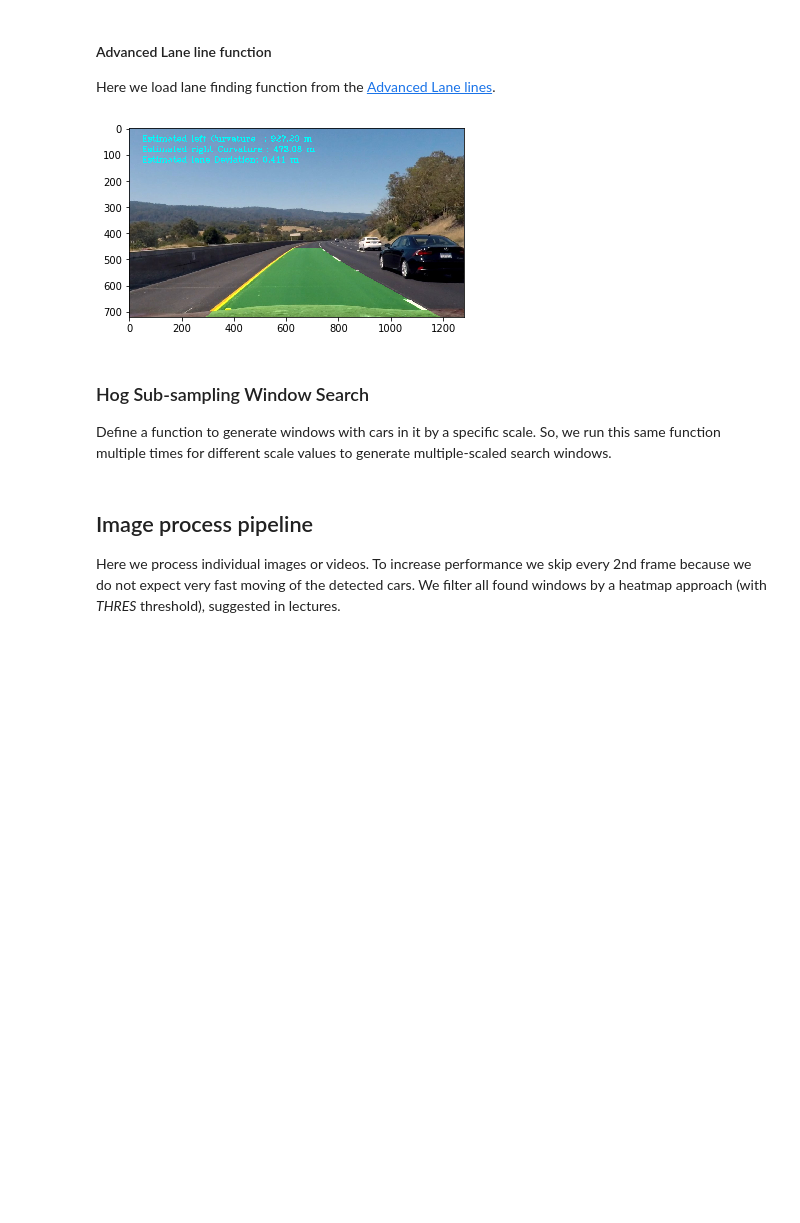
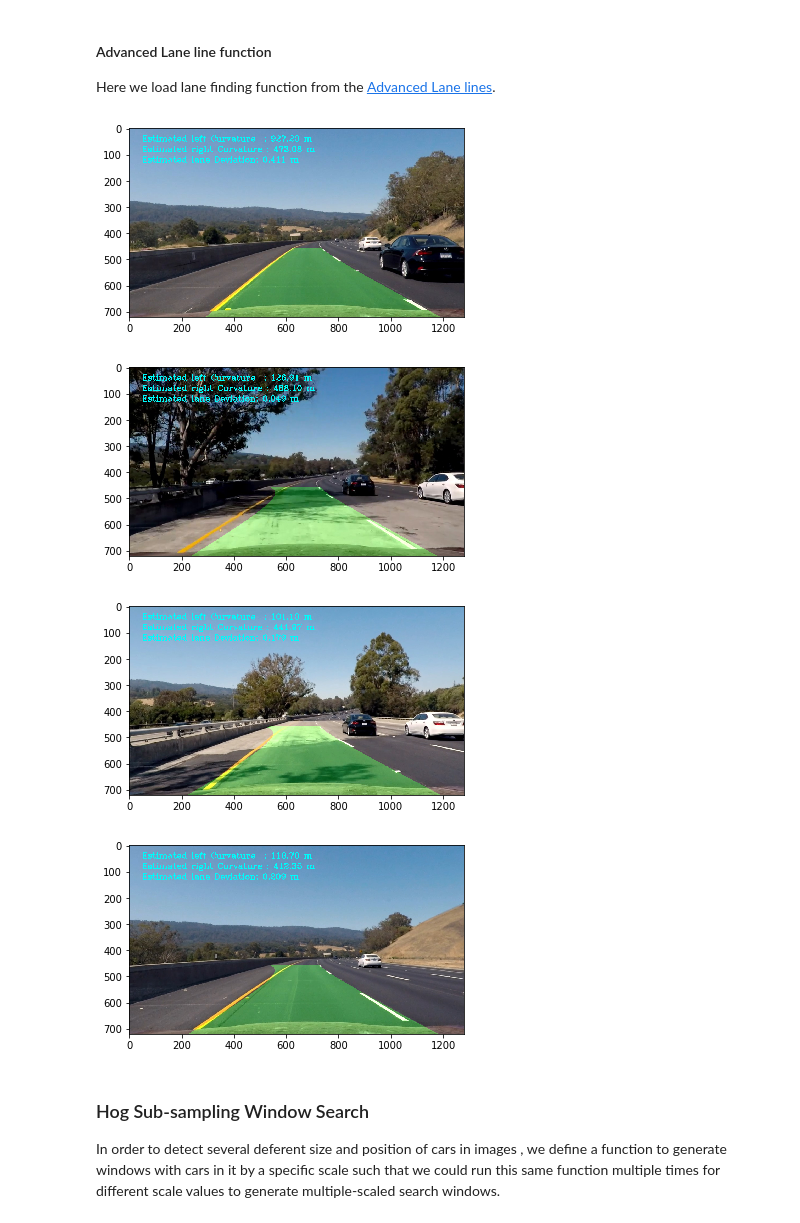
Before and after one commit to wuqianliang/ND013, a Jupyter notebook: Vehicle Detection and Tracking/Vehicle_Detection_and_Tracking.ipynb, the cells around one changed output. Cells and saved outputs as stored; diff of their text form; code cells hidden in the pictures; blank space fills up the shorter version.

```diff
--- a/Vehicle Detection and Tracking/Vehicle_Detection_and_Tracking.ipynb
+++ b/Vehicle Detection and Tracking/Vehicle_Detection_and_Tracking.ipynb
@@ -543,12 +545,18 @@ Here we load lane finding function from the [Advanced Lane lines](https://github
 # %%
 from Advanced_Lane_Finding  import *
 line=Line()
 show_img(line.image_process_pipeline(cv2.imread('test_images/test6.jpg')))
+show_img(line.image_process_pipeline(cv2.imread('test_images/test5.jpg')))
+show_img(line.image_process_pipeline(cv2.imread('test_images/test4.jpg')))
+show_img(line.image_process_pipeline(cv2.imread('test_images/test7.jpg')))
 # %% [output]
 [figure]
+[figure, added]
+[figure, added]
+[figure, added]
 # %% [markdown]
 ### Hog Sub-sampling Window Search
-Define a function to generate windows with cars in it by a specific scale. So, we run this same function multiple times for different scale values to generate multiple-scaled search windows.
+In order to detect several deferent size and position of cars in images , we define a function to generate windows with cars in it by a specific scale such that we could run this same function multiple times for different scale values to generate multiple-scaled search windows.
 # %%
 color_space = 'LUV' # Can be RGB, HSV, LUV, HLS, YUV, YCrCb
 orient = 8  # HOG orientations
@@ -615,7 +623,3 @@ def find_cars(img, ystart, ystop, xstart, xstop, scale, step,
                 win_draw = np.int(window*scale)
                 boxes.append(((int(xbox_left), int(ytop_draw+ystart)),(int(xbox_left+win_draw),int(ytop_draw+win_draw+ystart))))
     return boxes
-# %% [markdown]
-## Image process pipeline
-
-Here we process individual images or videos. To increase performance we skip every 2nd frame because we do not expect very fast moving of the detected cars. We filter all found windows by a heatmap approach (with *THRES* threshold), suggested in lectures.
```
Also changed, not shown: parts of 13 cells of this notebook.
